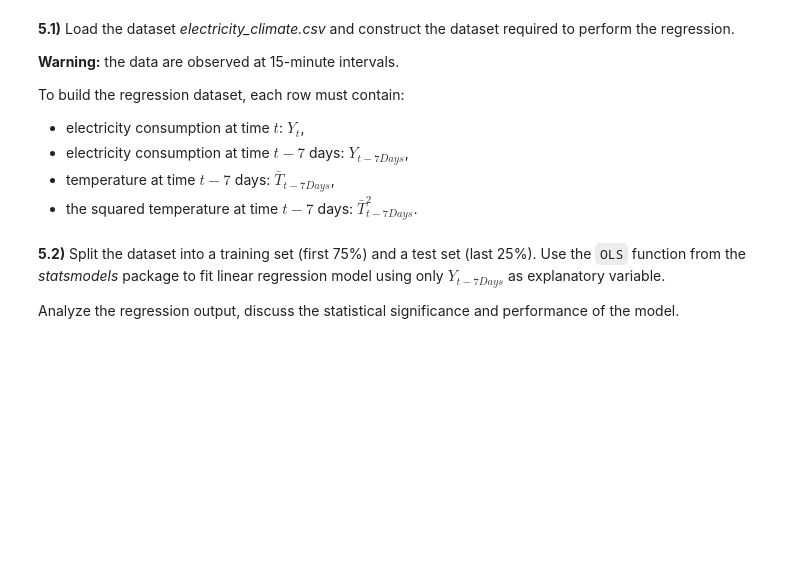
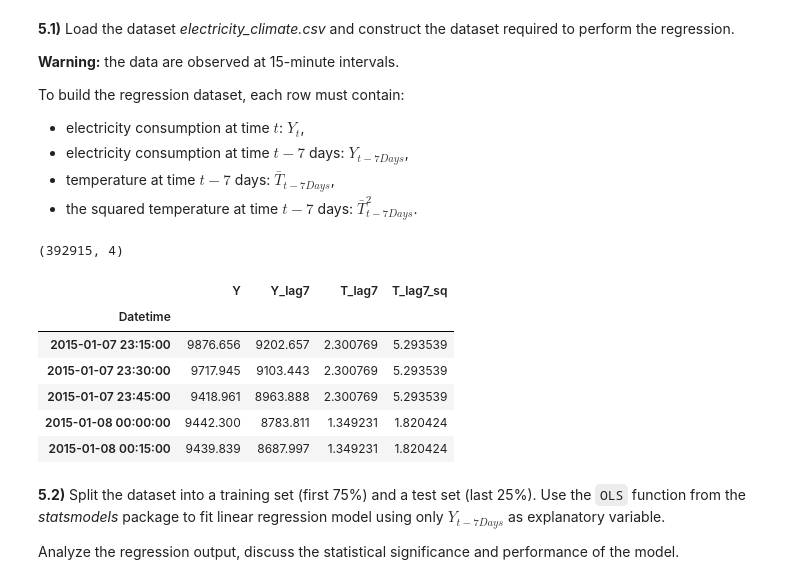
Before and after one commit to Mathieu-Ledent/Hackathon_1_stat, a Jupyter notebook: Hackathon_26_27.ipynb, the cells around one changed output. Saved outputs shown, nothing was run; the diff lists cells and outputs as text; code cells hidden in the pictures; blank space fills up the shorter version.

```diff
--- a/Hackathon_26_27.ipynb
+++ b/Hackathon_26_27.ipynb
@@ -321,7 +291,29 @@ To build the regression dataset, each row must contain:
 - temperature at time $t - 7$ days: $\bar{T}_{t-7Days}$,
 - the squared temperature at time $t - 7$ days: $\bar{T}_{t-7Days}^2$.
 # %%
-# Code here
+data_elec = pd.read_csv("electricity_climate.csv", parse_dates=["Datetime"])
+data_elec = data_elec.drop_duplicates(subset="Datetime", keep="first").set_index("Datetime")
+data_elec.loc[data_elec["Consumption"] <= 0, "Consumption"] = np.nan   # valeurs négatives aberrantes
+
+lag = 7 * 24 * 4   # 7 jours = 672 pas de 15 min
+df_reg = pd.DataFrame({
+    "Y":      data_elec["Consumption"],
+    "Y_lag7": data_elec["Consumption"].shift(lag),
+    "T_lag7": data_elec["temp_avg"].shift(lag),
+})
+df_reg["T_lag7_sq"] = df_reg["T_lag7"] ** 2
+df_reg = df_reg.dropna()
+print(df_reg.shape)
+df_reg.head()
+# %% [output]
+(392915, 4)
+|  | Y | Y_lag7 | T_lag7 | T_lag7_sq |
+| Datetime |  |  |  |  |
+| 2015-01-07 23:15:00 | 9876.656 | 9202.657 | 2.300769 | 5.293539 |
+| 2015-01-07 23:30:00 | 9717.945 | 9103.443 | 2.300769 | 5.293539 |
+| 2015-01-07 23:45:00 | 9418.961 | 8963.888 | 2.300769 | 5.293539 |
+| 2015-01-08 00:00:00 | 9442.300 | 8783.811 | 1.349231 | 1.820424 |
+| 2015-01-08 00:15:00 | 9439.839 | 8687.997 | 1.349231 | 1.820424 |
 # %% [markdown]
 **5.2)** Split the dataset into a training set (first 75%) and a test set (last 25%).  Use the `OLS` function from the *statsmodels* package to fit linear regression model using only $Y_{t-7Days}$ as explanatory variable.
 
```
Also changed, not shown: parts of 17 cells of this notebook.
